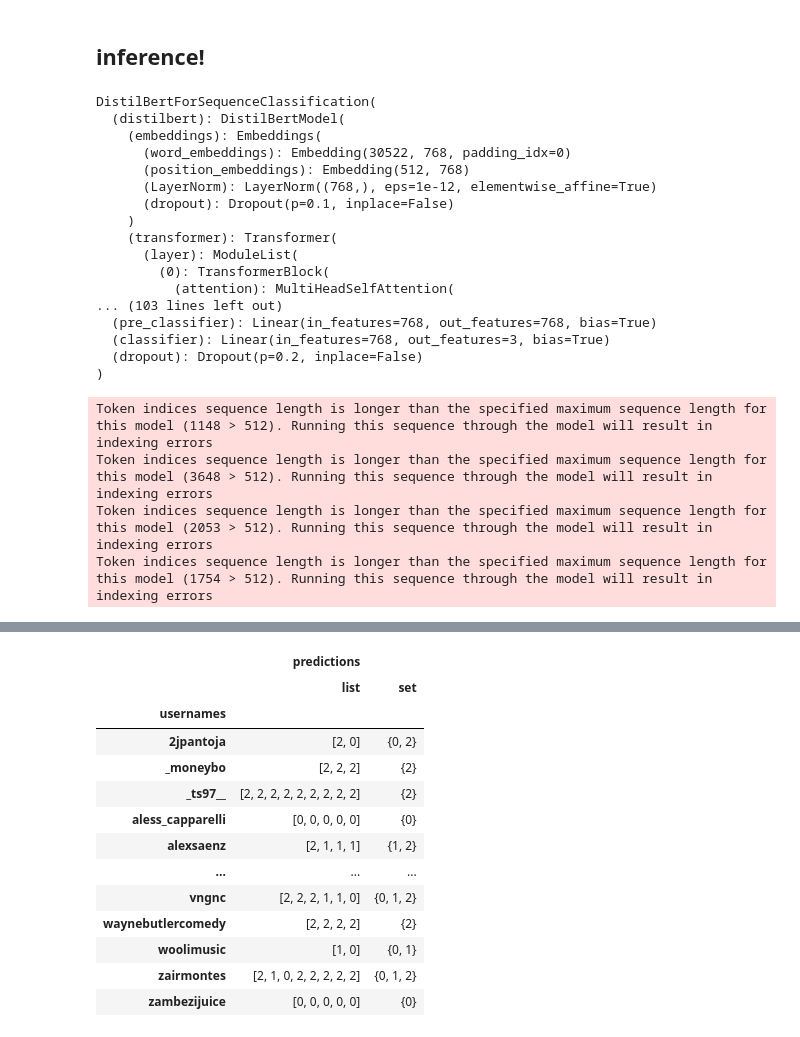
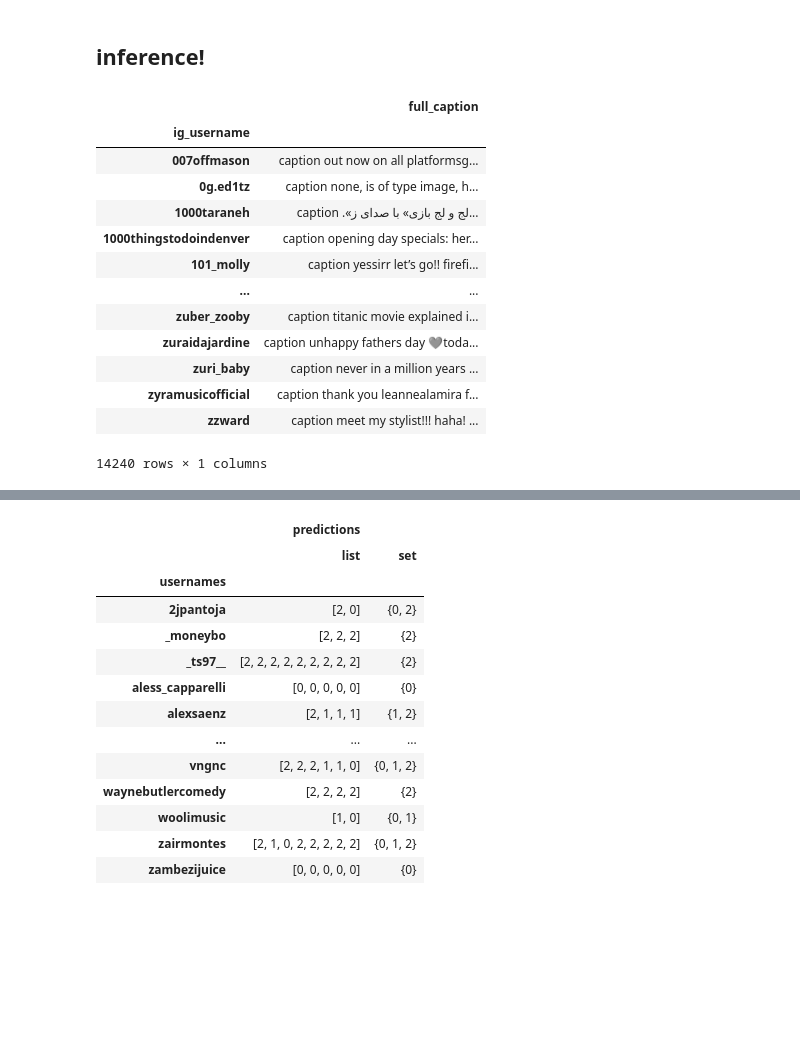
Before and after one commit to bohao-cao/uw-ocean, a Jupyter notebook: training.ipynb, the cells around one changed output, grey strips where cells are left out. Cells and saved outputs as stored; diff of their text form; code cells hidden in the pictures; blank space fills up the shorter version.

Commit message:
training updates

```diff
--- a/training.ipynb
+++ b/training.ipynb
@@ -356,30 +353,34 @@ device = torch.device("cuda" if torch.cuda.is_available() else "cpu")
-# %%
-from transformers import AutoModelForSequenceClassification, TrainingArguments, Trainer
-ft_model = AutoModelForSequenceClassification.from_pretrained(f"distilbert-base-uncased-{focused_trait}-classification-shuffled")
-ft_model.to(device)
-# %% [output]
-DistilBertForSequenceClassification(
-  (distilbert): DistilBertModel(
-    (embeddings): Embeddings(
-      (word_embeddings): Embedding(30522, 768, padding_idx=0)
-      (position_embeddings): Embedding(512, 768)
-      (LayerNorm): LayerNorm((768,), eps=1e-12, elementwise_affine=True)
-      (dropout): Dropout(p=0.1, inplace=False)
-    )
-    (transformer): Transformer(
-      (layer): ModuleList(
-        (0): TransformerBlock(
-          (attention): MultiHeadSelfAttention(
-... (103 lines left out)
-  (pre_classifier): Linear(in_features=768, out_features=768, bias=True)
-  (classifier): Linear(in_features=768, out_features=3, bias=True)
-  (dropout): Dropout(p=0.2, inplace=False)
-)
 # %%
-inference_dataset = pd.read_parquet("buy_insta_accounts_inf_first100.parquet")
+import pandas as pd
+inference_dataset = pd.read_parquet("prediction_feature.parquet")
+prediction_dataset = pd.read_parquet("concat_feature.parquet")
+# %%
+inference_dataset
+# %% [output]
+|  | full_caption |
+| ig_username |  |
+| 007offmason | caption out now on all platformsg... |
+| 0g.ed1tz | caption none, is of type image, h... |
+| 1000taraneh | caption .«لج و لج بازی» با صدای ز... |
+| 1000thingstodoindenver | caption opening day specials: her... |
+| 101_molly | caption yessirr let’s go!! firefi... |
+| ... | ... |
+| zuber_zooby | caption titanic movie explained i... |
+| zuraidajardine | caption unhappy fathers day 🩶toda... |
+| zuri_baby | caption never in a million years ... |
+| zyramusicofficial | caption thank you leannealamira f... |
+| zzward | caption meet my stylist!!! haha! ... |
+14240 rows × 1 columns
 # %%
+from datasets import load_dataset
+from datasets import Dataset
+from transformers import AutoTokenizer
+from collections import defaultdict
+
+tokenizer = AutoTokenizer.from_pretrained("distilbert-base-uncased", use_fast=True)
+
 def tokenize_input(examples):
-    return tokenizer(examples["full_caption"])
+    return tokenizer(examples["full_caption"], padding=True)
 
 def group_texts_for_inference(examples):
     block_size = 512
@@ -388,20 +389,22 @@ def group_texts_for_inference(examples):
     for i, input_id  in enumerate(examples['input_ids']):
         attn_mask = examples['attention_mask'][i]
         total_length = len(input_id)
+        if total_length < block_size:
+            result['input_ids'].extend([input_id])
+            result['attention_mask'].extend([attn_mask])
+            result['ig_username'].extend([examples['ig_username'][i]])
+            continue
         if total_length > block_size:
             total_length = (total_length // block_size) * block_size
         num_chunks = total_length // block_size
+        with open ("log.log", "a") as f_out:
+            f_out.write(f"{i} {total_length} {block_size} {num_chunks}\n")
         result['input_ids'].extend([input_id[i : i + block_size] for i in range(0, total_length, block_size)])
         result['attention_mask'].extend([attn_mask[i : i + block_size] for i in range(0, total_length, block_size)])
         result['ig_username'].extend([examples['ig_username'][i] for _ in range(num_chunks)])
     return result
 
 
-ds = Dataset.from_dict(inference_dataset.reset_index().to_dict('list'))
-tokenized_ds = ds.map(tokenize_input, batched=True, num_proc=4, remove_columns=['full_caption'])
+#ds = Dataset.from_dict(inference_dataset.reset_index().to_dict('list'))
+#tokenized_ds = ds.map(tokenize_input, batched=True, num_proc=4, remove_columns=['full_caption'])
 lm_dataset_ig = tokenized_ds.map(group_texts_for_inference, num_proc=4, batched=True)
-# %% [output]
-Token indices sequence length is longer than the specified maximum sequence length for this model (1148 > 512). Running this sequence through the model will result in indexing errors
-Token indices sequence length is longer than the specified maximum sequence length for this model (3648 > 512). Running this sequence through the model will result in indexing errors
-Token indices sequence length is longer than the specified maximum sequence length for this model (2053 > 512). Running this sequence through the model will result in indexing errors
-Token indices sequence length is longer than the specified maximum sequence length for this model (1754 > 512). Running this sequence through the model will result in indexing errors
```
Also changed, not shown: parts of 14 cells of this notebook, 2 other files.
